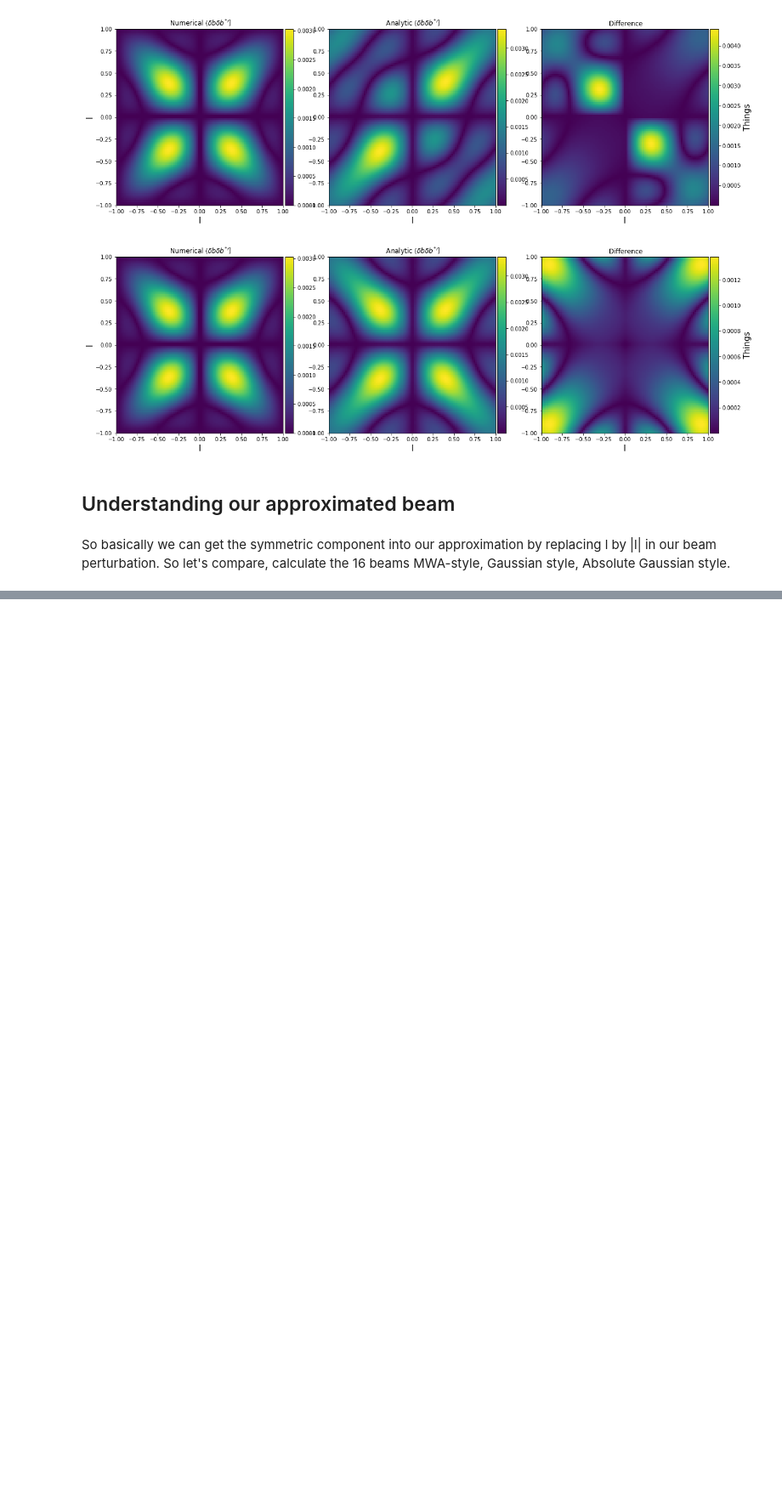
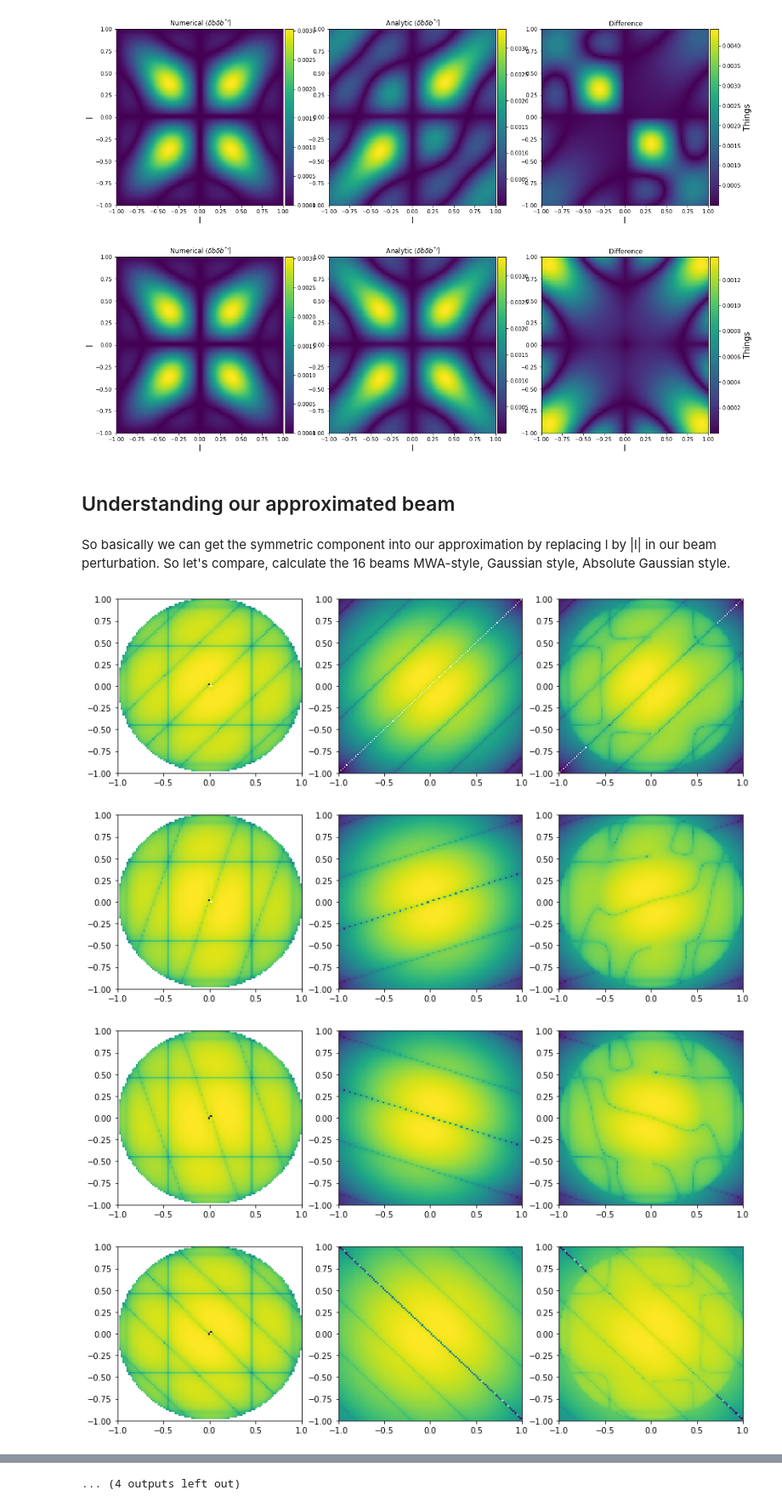
Before and after one commit to ronniyjoseph/Beam-Perturbations, a Jupyter notebook: Beam Covariance Re-do.ipynb, the cells around one changed output, grey strips where cells are left out. Shown at 85% size. Drawn from its saved outputs; the diff is of its cells as text; code cells hidden in the pictures; blank space fills up the shorter version.

Commit message:
Added beam product investigation

```diff
--- a/Beam Covariance Re-do.ipynb
+++ b/Beam Covariance Re-do.ipynb
@@ -787,3 +788,50 @@ averaged_plotter(l, numerical, approximation, difference)
 ## Understanding our approximated beam
 # %% [markdown]
 So basically we can get the symmetric component into our approximation by replacing l by |l| in our beam perturbation. So let's compare, calculate the 16 beams MWA-style, Gaussian style, Absolute Gaussian style.
+# %%
+l = numpy.linspace(-1,1,100)
+m = l.copy()
+frequency = 150e6
+
+ll, mm = numpy.meshgrid(l,m)
+tt, pp = lm_to_theta_phi(ll, mm)
+
+mwa_ideal_beam = mwa_tile_beam(theta=tt, phi=pp, frequency=frequency)
+gauss_ideal_beam = beam_response(ll, mm, frequency)
+
+dx = 1.1
+x_offsets = numpy.array([-1.5, -0.5, 0.5, 1.5, -1.5, -0.5, 0.5, 1.5, -1.5,
+                             -0.5, 0.5, 1.5, -1.5, -0.5, 0.5, 1.5], dtype=numpy.float32)*dx
+
+y_offsets = numpy.array([1.5, 1.5, 1.5, 1.5, 0.5, 0.5, 0.5, 0.5, -0.5, -0.5,
+                             -0.5, -0.5, -1.5, -1.5, -1.5, -1.5], dtype=numpy.float32)*dx
+
+wavelength = c/frequency
+
+for faulty_dipole in range(16):
+    dipole_weights = numpy.zeros(16) + 1
+    dipole_weights[faulty_dipole] = 0
+    mwa_pert_beam = mwa_tile_beam(theta=tt, phi=pp, frequency=frequency, weights=dipole_weights)
+    mwa_baseline_beam = mwa_ideal_beam*numpy.conj(mwa_pert_beam)
+
+    gauss_pert_beam = gauss_ideal_beam*(1-1/16)*numpy.exp(-2.*numpy.pi*1j*(x_offsets[faulty_dipole]*ll +
+                                                     y_offsets[faulty_dipole]*mm)/wavelength)
+    gauss_baseline_beam = gauss_ideal_beam*numpy.conj(gauss_pert_beam)
+
+    diff_baseline_beam = mwa_baseline_beam - gauss_baseline_beam
+
+    figure = pyplot.figure(figsize = (14,4))
+    mwa_plot = figure.add_subplot(131)
+    gauss_plot = figure.add_subplot(132)
+    diff_plot = figure.add_subplot(133)
+
+    mwa_plot.pcolor(l,m, numpy.log10(numpy.abs(numpy.imag(mwa_baseline_beam))))
+    gauss_plot.pcolor(l,m, numpy.log10(numpy.abs(numpy.imag(gauss_baseline_beam))))
+    diff_plot.pcolor(l,m, numpy.log10(numpy.abs(numpy.imag(diff_baseline_beam))))
+
+    pyplot.show()
+# %% [output]
+[figure, added]
+[figure, added]
+[figure, added]
+[figure, added]
@@ -789,0 +846 @@ So basically we can get the symmetric component into our approximation by replac
+... (4 outputs left out)
```
Also changed, not shown: parts of 4 cells of this notebook, 1 other file.
